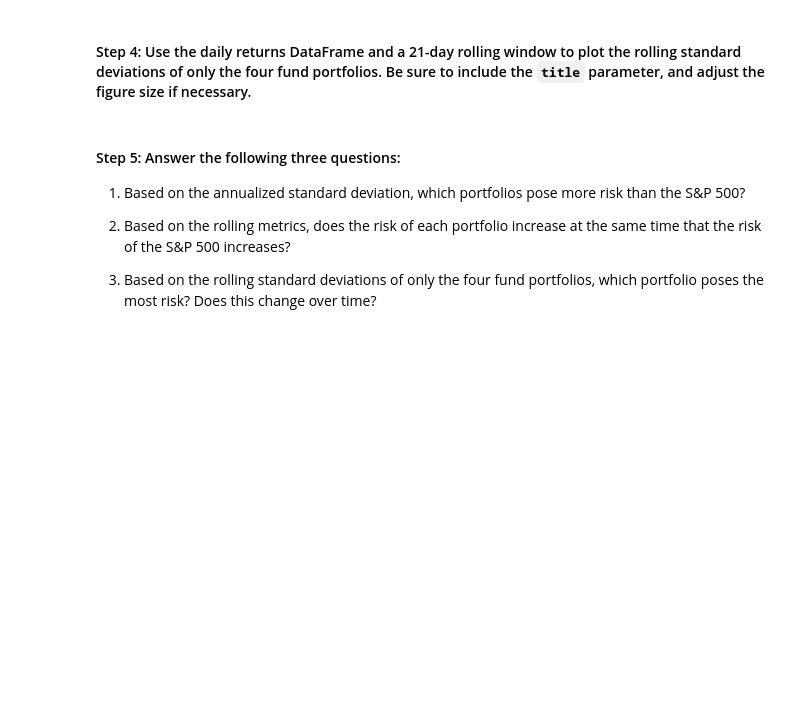
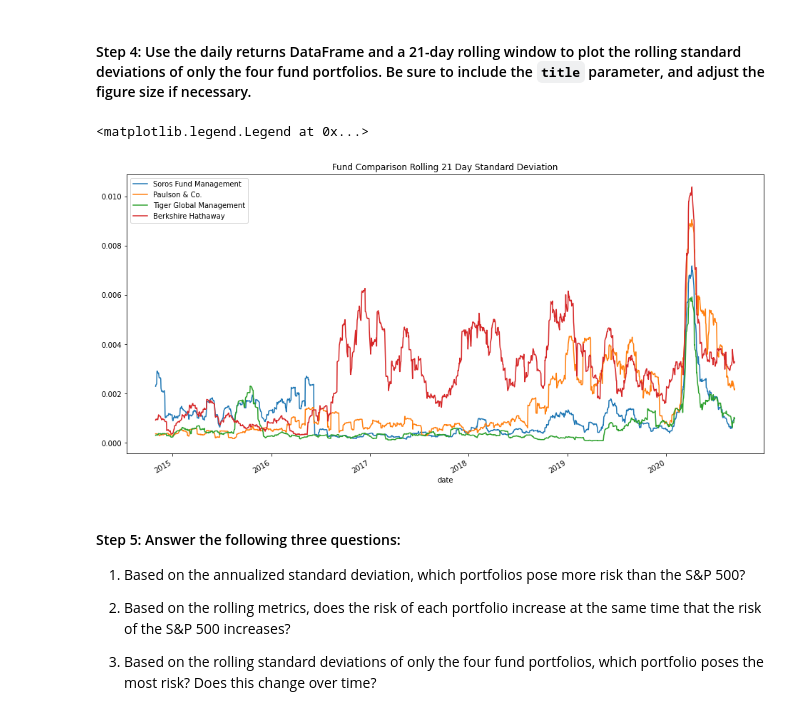
Before and after one commit to billybishop21/portfolio_analysis, a Jupyter notebook: risk_return_analysis.ipynb, the cells around one changed output. Drawn from its saved outputs; the diff is of its cells as text; code cells hidden in the pictures; blank space fills up the shorter version.

```diff
--- a/risk_return_analysis.ipynb
+++ b/risk_return_analysis.ipynb
@@ -252,7 +274,13 @@ Evaluate the risk profile of each portfolio by using the standard deviation and
 # %%
 # Using the daily return data and a 21-day rolling window, plot the rolling standard deviation of just the 4 portfolios.
 # Include a title parameter and adjust the figure size
-# YOUR CODE HERE
+whale_daily_returns_std_21_days_of_funds = whale_daily_returns_of_funds.rolling(window=21).std()
+
+ax = whale_daily_returns_std_21_days_of_funds.plot(kind="line", figsize=(16,8), title="Fund Comparison Rolling 21 Day Standard Deviation")
+ax.legend(["Soros Fund Management", "Paulson & Co.", "Tiger Global Management", "Berkshire Hathaway"])
+# %% [output]
+<matplotlib.legend.Legend at 0x...>
+[figure, added]
 # %% [markdown]
 #### Step 5: Answer the following three questions:
 
```
Also changed, not shown: parts of 6 cells of this notebook.
